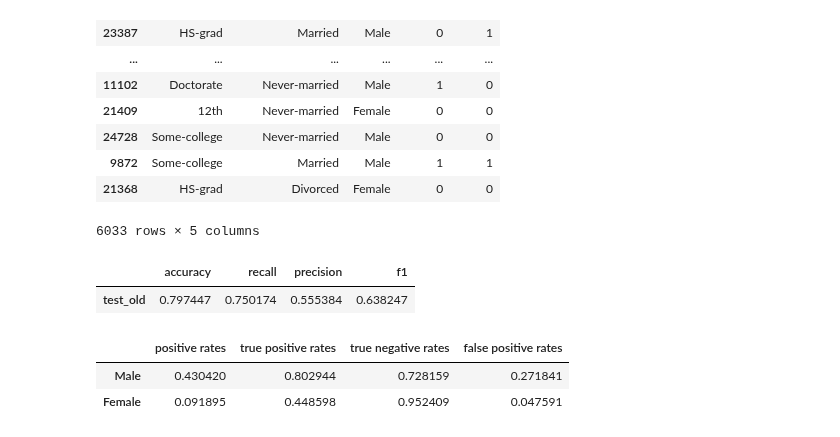
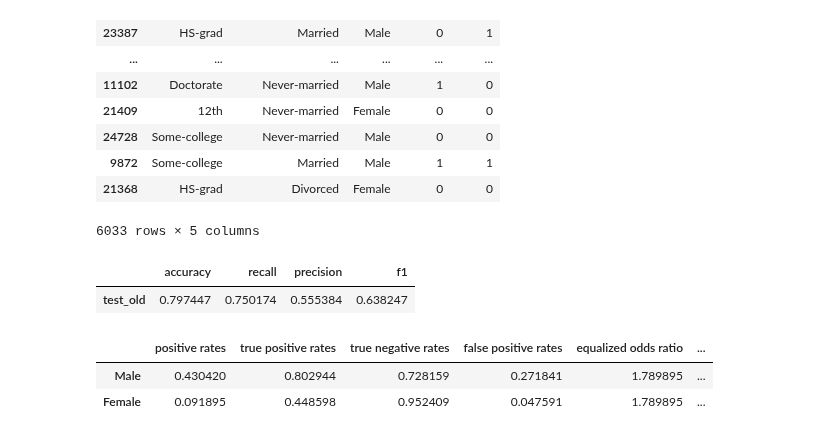
Before and after one commit to JipSchoneveld/HCML_project, a Jupyter notebook: train.ipynb, the cells around one changed output. Saved outputs shown, nothing was run; the diff lists cells and outputs as text; code cells hidden in the pictures.

```diff
--- a/train.ipynb
+++ b/train.ipynb
@@ -372,12 +380,16 @@ logreg_eval_test_old
 # %%
 logreg_fair_eval_test_old = pd.DataFrame()
 logreg_fair_eval_test_old['positive rates'] = positive_rates(logreg_results_test_old, 'sex')
 logreg_fair_eval_test_old['true positive rates'] = true_postive_rates(logreg_results_test_old, 'sex')
 logreg_fair_eval_test_old['true negative rates'] = true_negative_rate(logreg_results_test_old, 'sex')
 logreg_fair_eval_test_old['false positive rates'] = false_postive_rates(logreg_results_test_old, 'sex')
+
+logreg_fair_eval_test_old['equalized odds ratio'] = logreg_fair_eval_test_old['true positive rates']['Male']/logreg_fair_eval_test_old['true positive rates']['Female']
+logreg_fair_eval_test_old['equalized odds diff'] = logreg_fair_eval_test_old['true positive rates']['Male']-logreg_fair_eval_test_old['true positive rates']['Female']
+
 logreg_fair_eval_test_old.to_csv(os.path.join('Results', f'test_old_fair_eval.csv'),sep='\t')
 logreg_fair_eval_test_old
 # %% [output]
-|  | positive rates | true positive rates | true negative rates | false positive rates |
-| Male | 0.430420 | 0.802944 | 0.728159 | 0.271841 |
-| Female | 0.091895 | 0.448598 | 0.952409 | 0.047591 |
+|  | positive rates | true positive rates | true negative rates | false positive rates | equalized odds ratio | ... |
+| Male | 0.430420 | 0.802944 | 0.728159 | 0.271841 | 1.789895 | ... |
+| Female | 0.091895 | 0.448598 | 0.952409 | 0.047591 | 1.789895 | ... |
```
Also changed, not shown: parts of 2 cells of this notebook, 4 other files.
